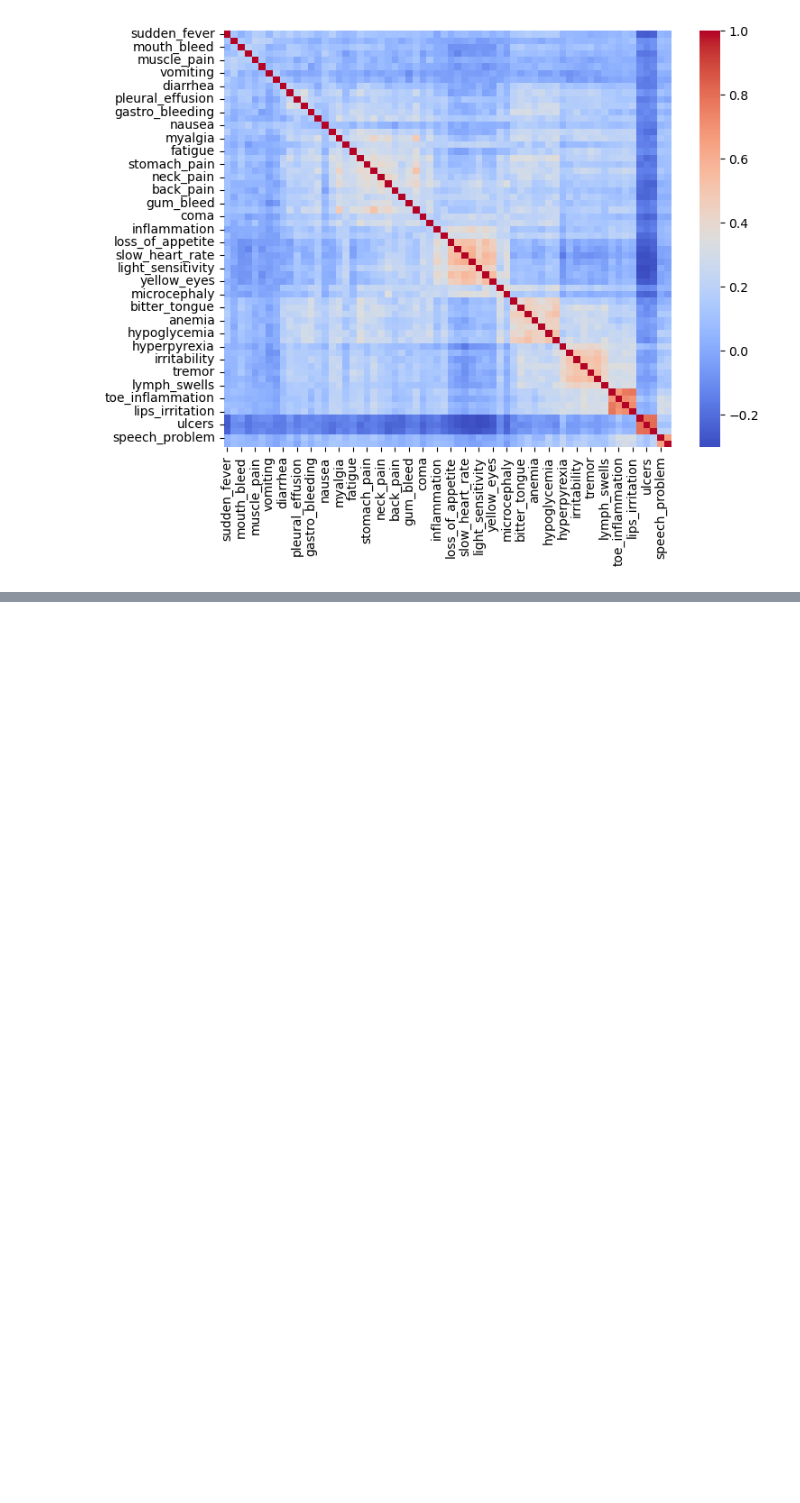
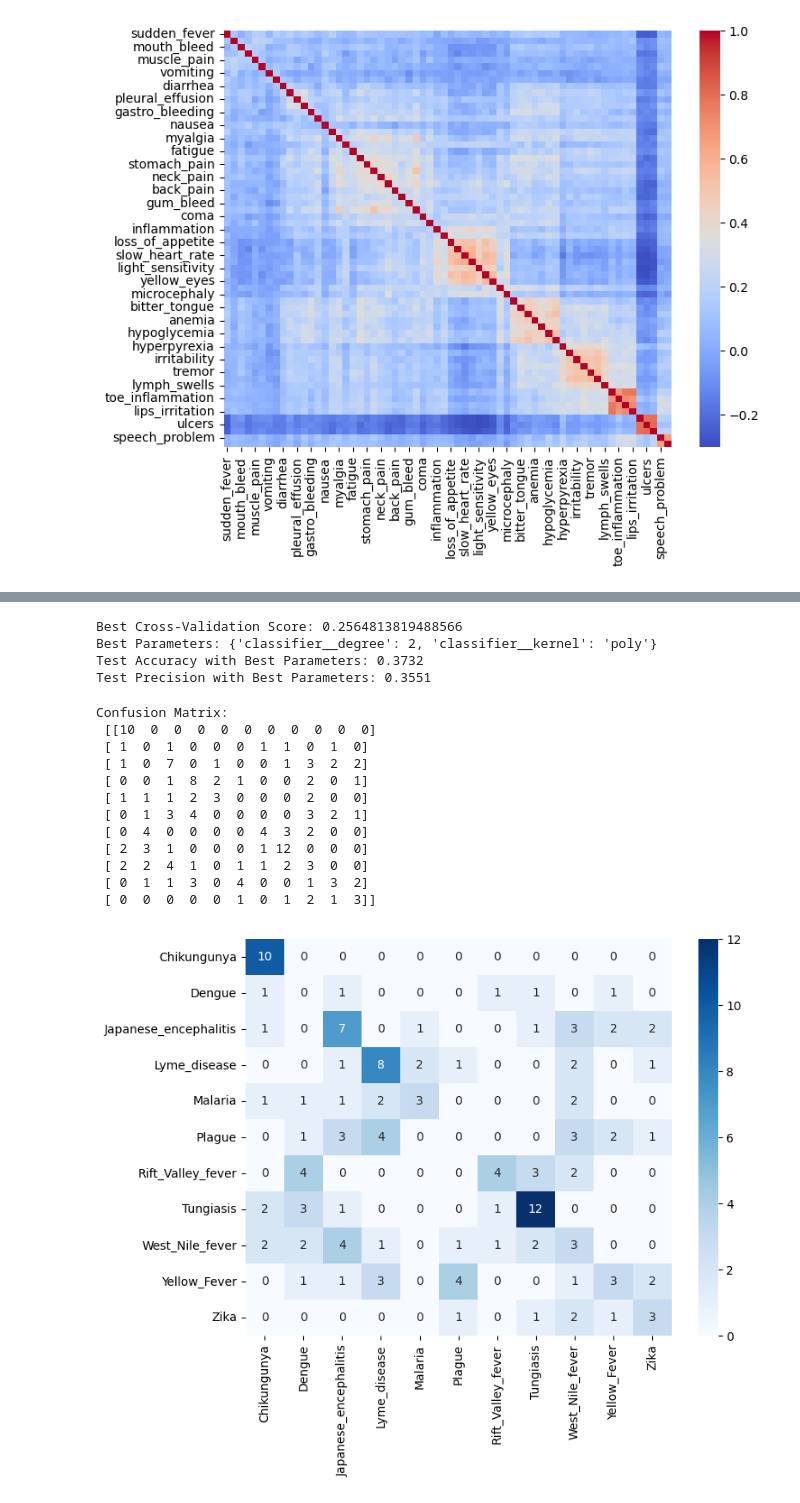
Before and after one commit to AlbertoArath/IA, a Jupyter notebook: MachineLearning/Projects/Classification_TabularVectorBorneDiseaseDataSet/VectorBorneDiseasePrediction.ipynb, the cells around one changed output, grey strips where cells are left out. Drawn from its saved outputs; the diff is of its cells as text; code cells hidden in the pictures; blank space fills up the shorter version.

```diff
--- a/MachineLearning/Projects/Classification_TabularVectorBorneDiseaseDataSet/VectorBorneDiseasePrediction.ipynb
+++ b/MachineLearning/Projects/Classification_TabularVectorBorneDiseaseDataSet/VectorBorneDiseasePrediction.ipynb
@@ -190,0 +416,55 @@ Test Score  RandomForestClassifier 0.24647887323943662
+# %%
+
+
+#
+# Test set metrics
+#
+y_pred = grid_search.best_estimator_.predict(X_test)
+best_model = grid_search.best_estimator_
+test_score = best_model.score(X_test, y_test)
+test_precision = precision_score(y_test, best_model.predict(X_test), average='macro')
+
+print("Best Cross-Validation Score:", grid_search.best_score_)
+print("Best Parameters:", grid_search.best_params_)
+print(f"Test Accuracy with Best Parameters: {test_score:.4f}")
+print(f"Test Precision with Best Parameters: {test_precision:.4f}")
+# %% [output]
+Best Cross-Validation Score: 0.2564813819488566
+Best Parameters: {'classifier__degree': 2, 'classifier__kernel': 'poly'}
+Test Accuracy with Best Parameters: 0.3732
+Test Precision with Best Parameters: 0.3551
+# %%
+from sklearn.metrics import confusion_matrix
+
+#print (y_train.shape)
+#print (y_pred.shape)
+#print (len(label_encoder.classes_))
+#print (label_encoder.classes_)
+
+y_test_decoded = label_encoder.inverse_transform (y_test)
+y_predict_decoded = label_encoder.inverse_transform (y_pred)
+
+#print (y_train_decoded)
+cm = confusion_matrix (y_test_decoded, y_predict_decoded, labels=label_encoder.classes_)
+
+
+plt.figure(figsize=(8, 6))
+sns.heatmap(cm, annot=True, fmt='d', cmap='Blues',
+            xticklabels=label_encoder.classes_,
+            yticklabels=label_encoder.classes_)
+
+print ("Confusion Matrix:\n", cm)
+# %% [output]
+Confusion Matrix:
+ [[10  0  0  0  0  0  0  0  0  0  0]
+ [ 1  0  1  0  0  0  1  1  0  1  0]
+ [ 1  0  7  0  1  0  0  1  3  2  2]
+ [ 0  0  1  8  2  1  0  0  2  0  1]
+ [ 1  1  1  2  3  0  0  0  2  0  0]
+ [ 0  1  3  4  0  0  0  0  3  2  1]
+ [ 0  4  0  0  0  0  4  3  2  0  0]
+ [ 2  3  1  0  0  0  1 12  0  0  0]
+ [ 2  2  4  1  0  1  1  2  3  0  0]
+ [ 0  1  1  3  0  4  0  0  1  3  2]
+ [ 0  0  0  0  0  1  0  1  2  1  3]]
+[figure, added]
```
Also changed, not shown: parts of 10 cells of this notebook, 1 other file.
